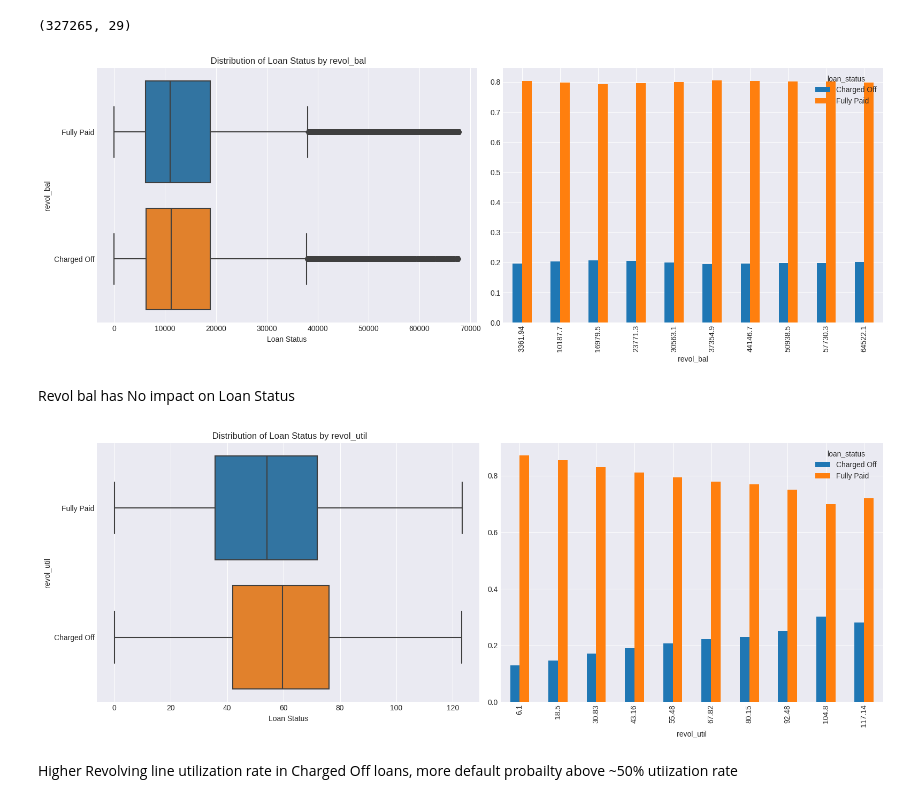
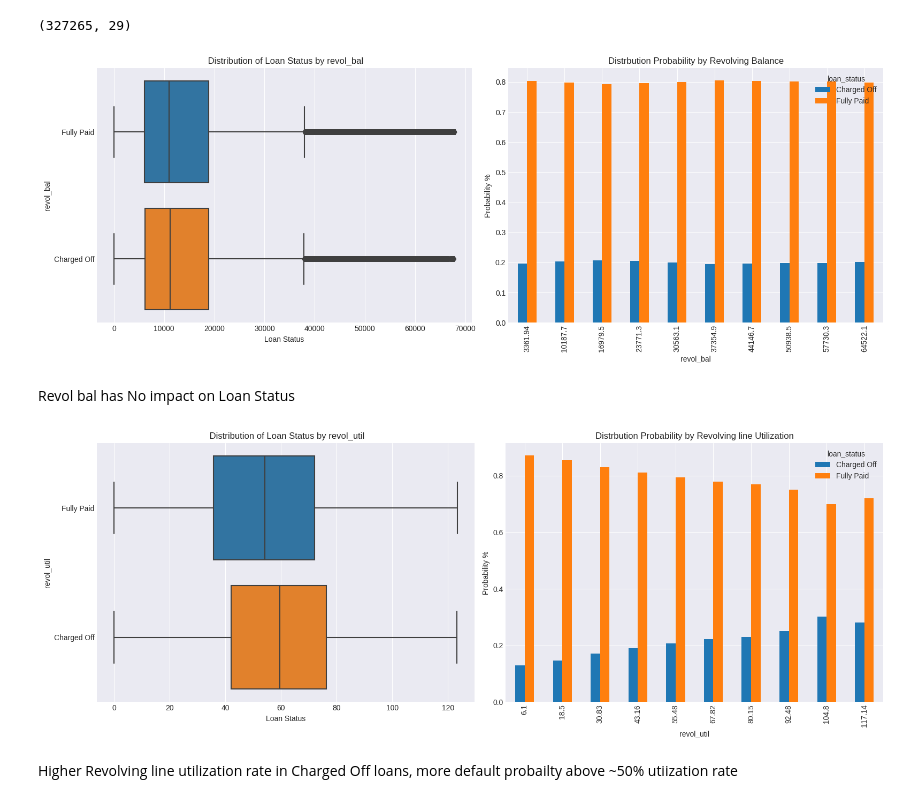
Before and after one commit to jdeepanshu/Loan_MSME, a Jupyter notebook: loan_msme.ipynb, the cells around one changed output. Drawn from its saved outputs; the diff is of its cells as text; code cells hidden in the pictures.

```diff
--- a/loan_msme.ipynb
+++ b/loan_msme.ipynb
@@ -692,30 +701,34 @@ axes[0].set_xlabel("Loan Status")
 axes[0].set_ylabel(item)
 
 pd.crosstab(index=pd.cut(df[item], bins=10).apply(lambda x: round(x.mid, 2)), columns=df["loan_status"], normalize="index").plot(kind="bar", ax=axes[1])
+axes[1].set_title("Distrbution Probability by Revolving Balance")
+axes[1].set_ylabel("Probability %")
 # Adjust the layout
 plt.tight_layout()
 
 # plt.title("Loan Status by "+ item )
 plt.show()
 # %% [output]
-[figure, old version]
+[figure, new version]
 # %% [markdown]
 Revol bal has No impact on Loan Status
 # %%
 fig, axes = plt.subplots(1,2, figsize=(16,6))
 item="revol_util"
 sns.boxplot(data=df, y="loan_status", x=item, ax=axes[0])
 axes[0].set_title(" Distribution of Loan Status by "+ item )
 axes[0].set_xlabel("Loan Status")
 axes[0].set_ylabel(item)
 
 pd.crosstab(index=pd.cut(df[item], bins=10).apply(lambda x: round(x.mid, 2)), columns=df["loan_status"], normalize="index").plot(kind="bar", ax=axes[1])
+axes[1].set_title("Distrbution Probability by Revolving line Utilization")
+axes[1].set_ylabel("Probability %")
 plt.tight_layout()
 
 # plt.title("Loan Status by "+ item )
 plt.show()
 # %% [output]
-[figure, old version]
+[figure, new version]
 # %% [markdown]
 Higher Revolving line utilization rate in Charged Off loans, more default probailty above ~50% utiization rate
 # %%
```
Also changed, not shown: parts of 14 cells of this notebook.
